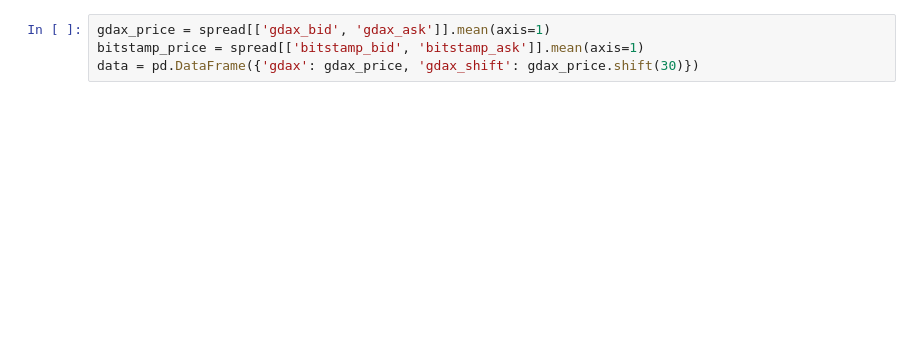
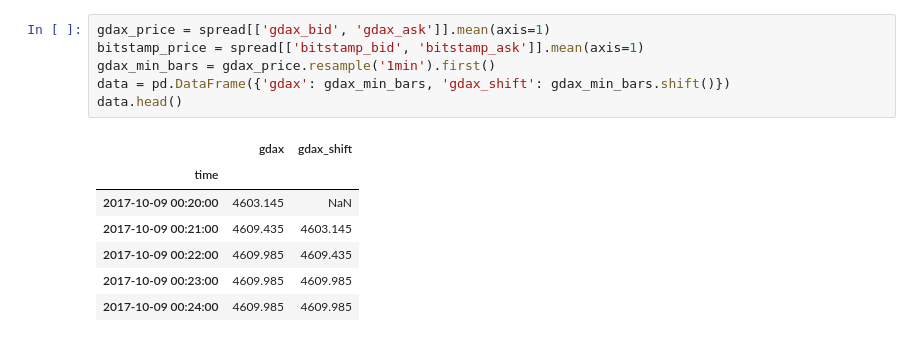
Before and after one commit to divir94/bitcoin, a Jupyter notebook: bitcoin/notebooks/TS Momentum.ipynb, the cells around one changed output. Cells and saved outputs as stored; diff of their text form; blank space fills up the shorter version.

```diff
--- a/bitcoin/notebooks/TS Momentum.ipynb
+++ b/bitcoin/notebooks/TS Momentum.ipynb
@@ -31,5 +33,15 @@ spread.tail()
 # %%
 gdax_price = spread[['gdax_bid', 'gdax_ask']].mean(axis=1)
 bitstamp_price = spread[['bitstamp_bid', 'bitstamp_ask']].mean(axis=1)
-data = pd.DataFrame({'gdax': gdax_price, 'gdax_shift': gdax_price.shift(30)})
+gdax_min_bars = gdax_price.resample('1min').first()
+data = pd.DataFrame({'gdax': gdax_min_bars, 'gdax_shift': gdax_min_bars.shift()})
+data.head()
+# %% [output]
+|  | gdax | gdax_shift |
+| time |  |  |
+| 2017-10-09 00:20:00 | 4603.145 | NaN |
+| 2017-10-09 00:21:00 | 4609.435 | 4603.145 |
+| 2017-10-09 00:22:00 | 4609.985 | 4609.435 |
+| 2017-10-09 00:23:00 | 4609.985 | 4609.985 |
+| 2017-10-09 00:24:00 | 4609.985 | 4609.985 |
 # %%
```
Also changed, not shown: parts of 7 cells of this notebook, 13 other files.
